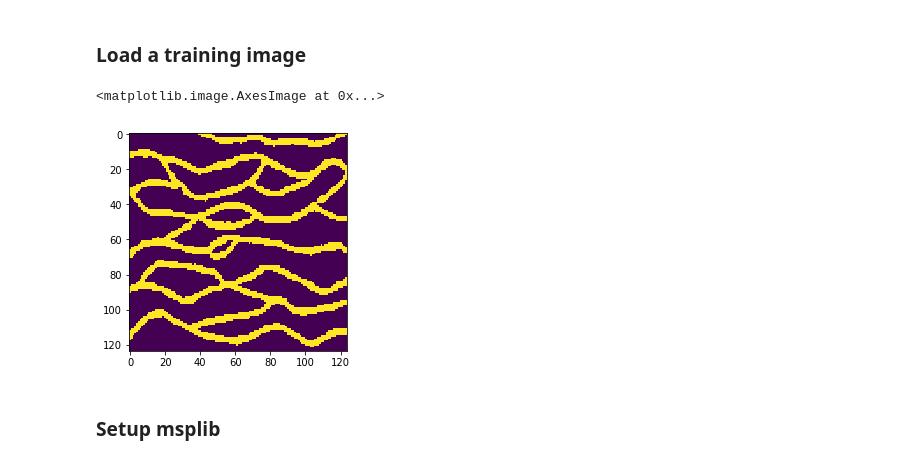
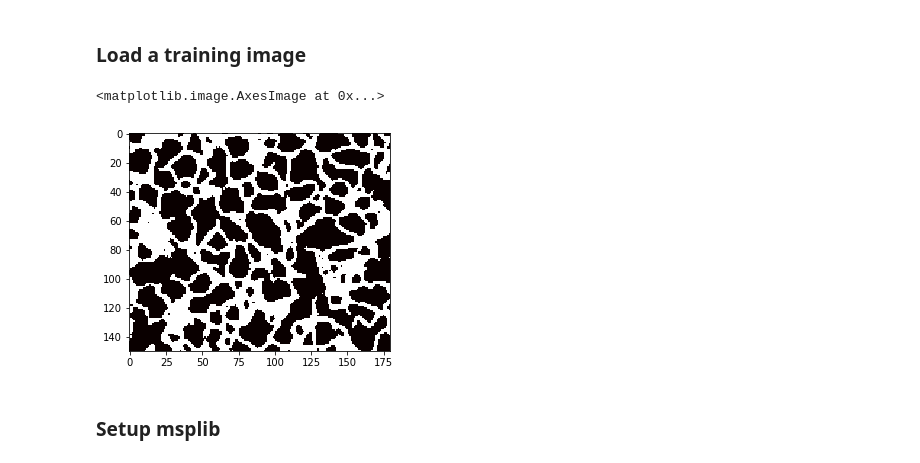
Before and after one commit to cultpenguin/sippi-all, a Jupyter notebook: scikit-mps/examples/mpslib_in_google_colab.ipynb, the cells around one changed output. Saved outputs shown, nothing was run; the diff lists cells and outputs as text; code cells hidden in the pictures.

```diff
--- a/scikit-mps/examples/mpslib_in_google_colab.ipynb
+++ b/scikit-mps/examples/mpslib_in_google_colab.ipynb
@@ -81,13 +81,14 @@ import matplotlib.pyplot as plt
 ### Load a training image
 # %%
 TI, TI_filename = mps.trainingimages.strebelle(di=2, coarse3d=1)
-#TI, TI_filename = mps.trainingimages.checkerboard2()
-#TI, TI_filename = mps.trainingimages.rot90()
+TI, TI_filename = mps.trainingimages.checkerboard2()
+TI, TI_filename = mps.trainingimages.rot90()
 
 plt.imshow(TI[:,:,0].T)
+#mps.trainingimages.ti_plot_all()
 # %% [output]
 <matplotlib.image.AxesImage at 0x...>
-[figure, old version]
+[figure, new version]
 # %% [markdown]
 ### Setup msplib
 # %%
```
Also changed, not shown: parts of 2 cells of this notebook, 2 other files.
